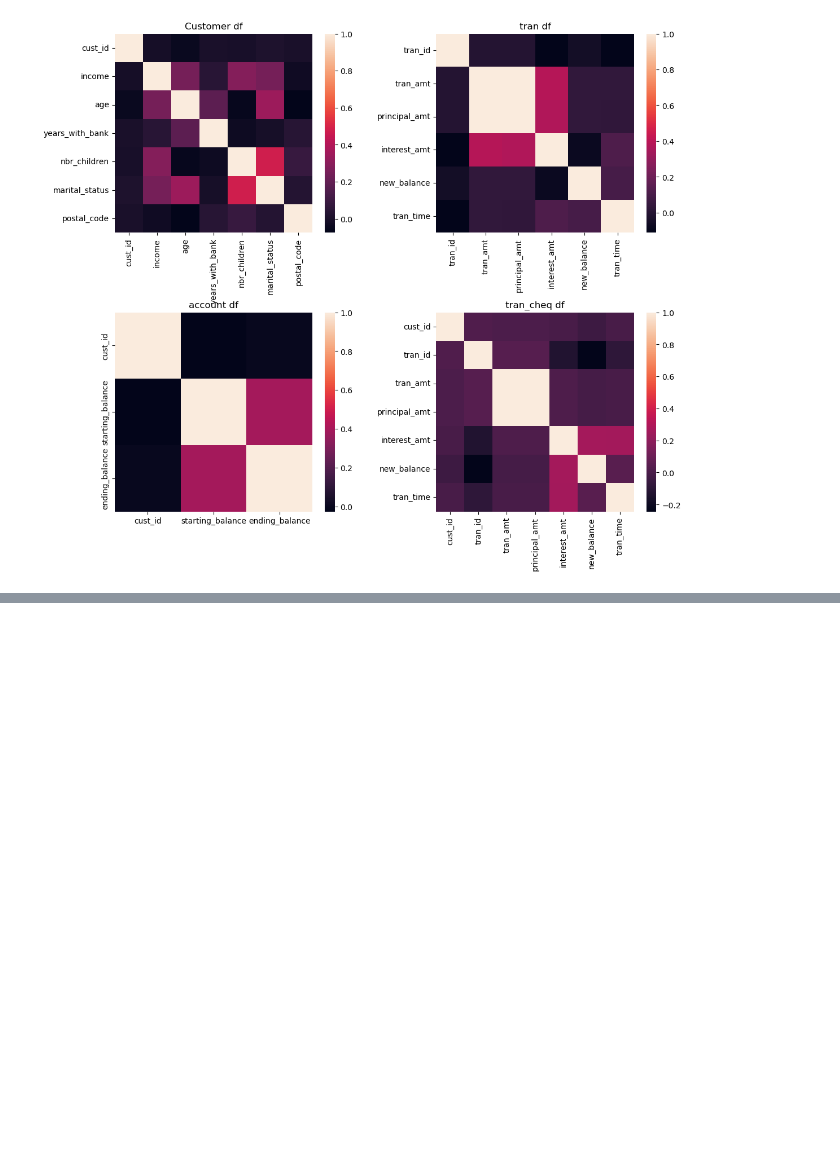
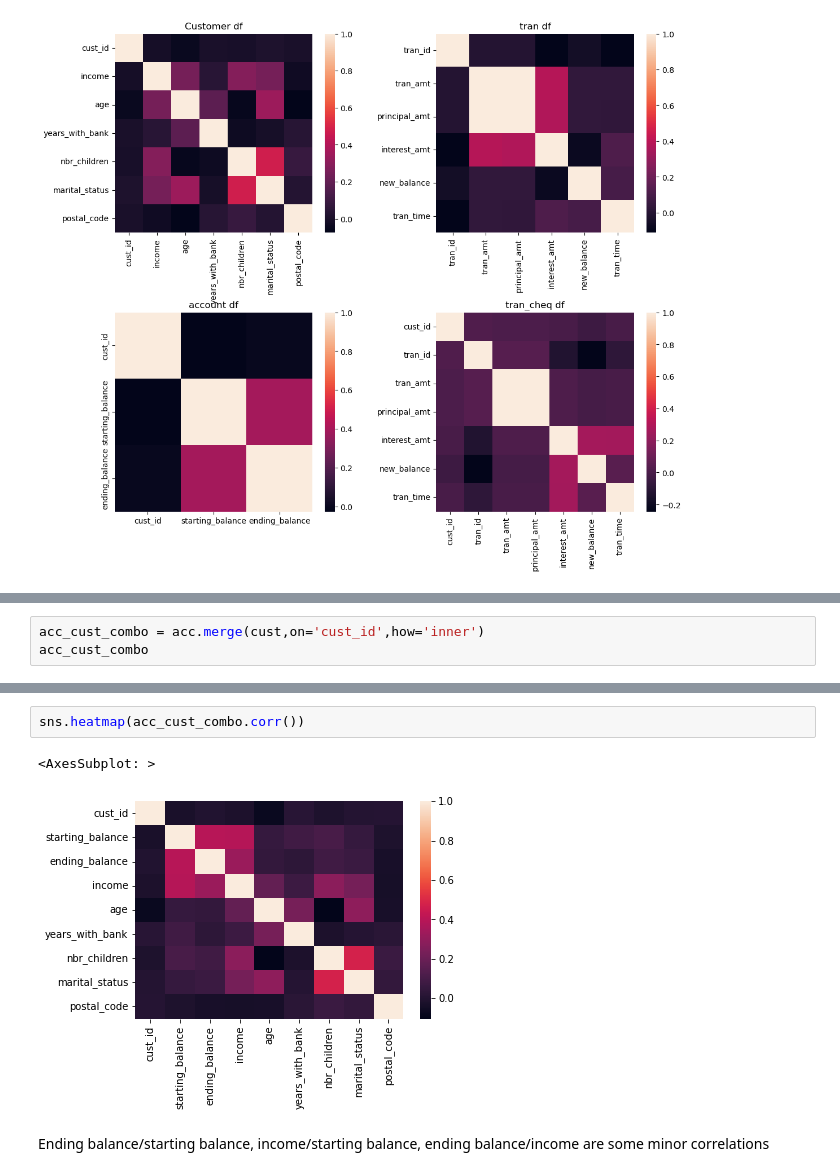
Before and after one commit to Malcolm-Q/mini-project-III, a Jupyter notebook: 2-EDA.ipynb, the cells around one changed output, grey strips where cells are left out. Drawn from its saved outputs; the diff is of its cells as text; blank space fills up the shorter version.

```diff
--- a/2-EDA.ipynb
+++ b/2-EDA.ipynb
@@ -65,0 +105,3 @@ plt.subplots_adjust(hspace=0.4, wspace=0.3)
+# %%
+acc_cust_combo = acc.merge(cust,on='cust_id',how='inner')
+acc_cust_combo
@@ -65,0 +122,7 @@ plt.subplots_adjust(hspace=0.4, wspace=0.3)
+# %%
+sns.heatmap(acc_cust_combo.corr())
+# %% [output]
+<AxesSubplot: >
+[figure, added]
+# %% [markdown]
+Ending balance/starting balance, income/starting balance, ending balance/income are some minor correlations
```
Also changed, not shown: parts of 26 cells of this notebook.
